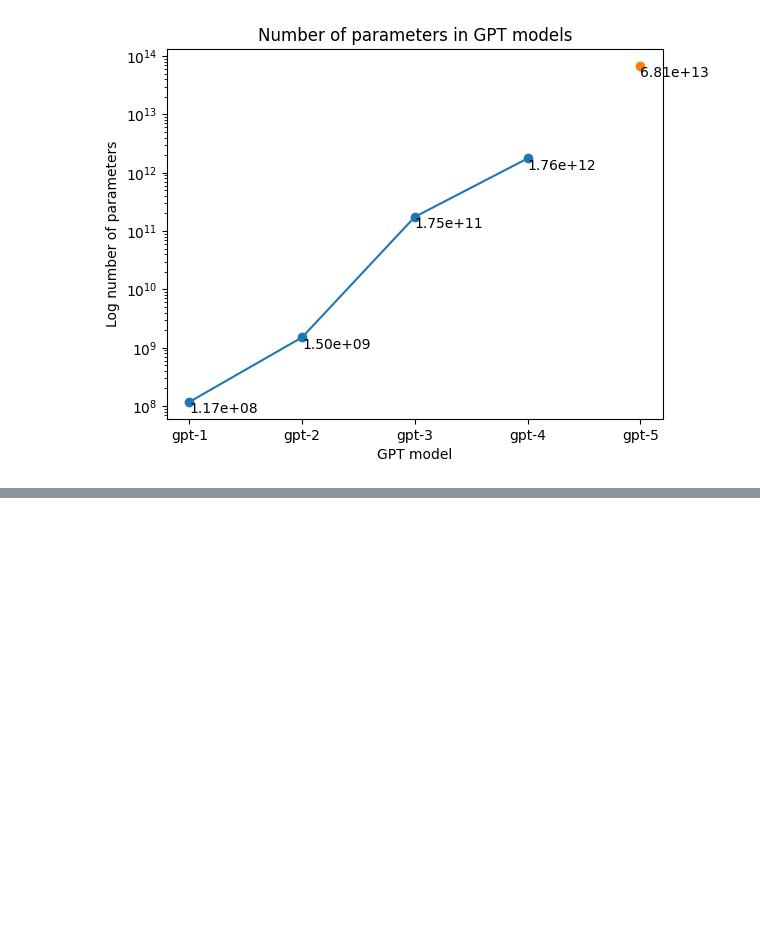
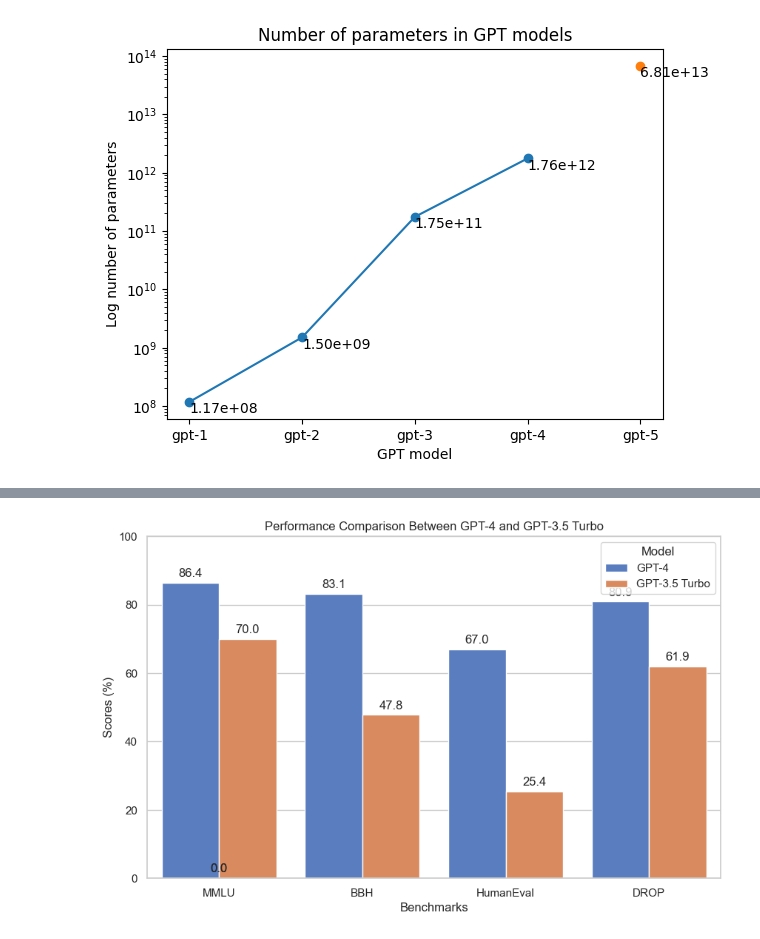
Before and after one commit to augustsemrau/thesis2024, a Jupyter notebook: src/thesis2024/visualizations/plots1.ipynb, the cells around one changed output, grey strips where cells are left out. Cells and saved outputs as stored; diff of their text form; code cells hidden in the pictures; blank space fills up the shorter version.

```diff
--- a/src/thesis2024/visualizations/plots1.ipynb
+++ b/src/thesis2024/visualizations/plots1.ipynb
@@ -101,0 +164,37 @@ plt.show()
+# %%
+import matplotlib.pyplot as plt
+import pandas as pd
+import seaborn as sns
+
+# Creating a DataFrame from the benchmark data
+data = {
+    'Benchmark': ['MMLU', 'BBH', 'HumanEval', 'DROP'] * 2,
+    'Score': [86.4, 83.1, 67.0, 80.9, 70.0, 47.8, 25.4, 61.9],
+    'Model': ['GPT-4']*4 + ['GPT-3.5 Turbo']*4
+}
+
+df = pd.DataFrame(data)
+
+# Plotting using seaborn to emulate ggplot2 style
+sns.set(style="whitegrid")
+plt.figure(figsize=(10, 6))
+bar_plot = sns.barplot(x='Benchmark', y='Score', hue='Model', data=df, palette='muted')
+bar_plot.set_title('Performance Comparison Between GPT-4 and GPT-3.5 Turbo')
+bar_plot.set_ylabel('Scores (%)')
+bar_plot.set_xlabel('Benchmarks')
+plt.legend(title='Model')
+
+# Set the y-axis limit to 100
+bar_plot.set_ylim(0, 100)
+
+# Display the values on the bars
+for p in bar_plot.patches:
+    bar_plot.annotate(format(p.get_height(), '.1f'),
+                      (p.get_x() + p.get_width() / 2., p.get_height()),
+                      ha = 'center', va = 'center',
+                      xytext = (0, 9),
+                      textcoords = 'offset points')
+
+plt.show()
+# %% [output]
+[figure, added]
```
Also changed, not shown: parts of 2 cells of this notebook.
